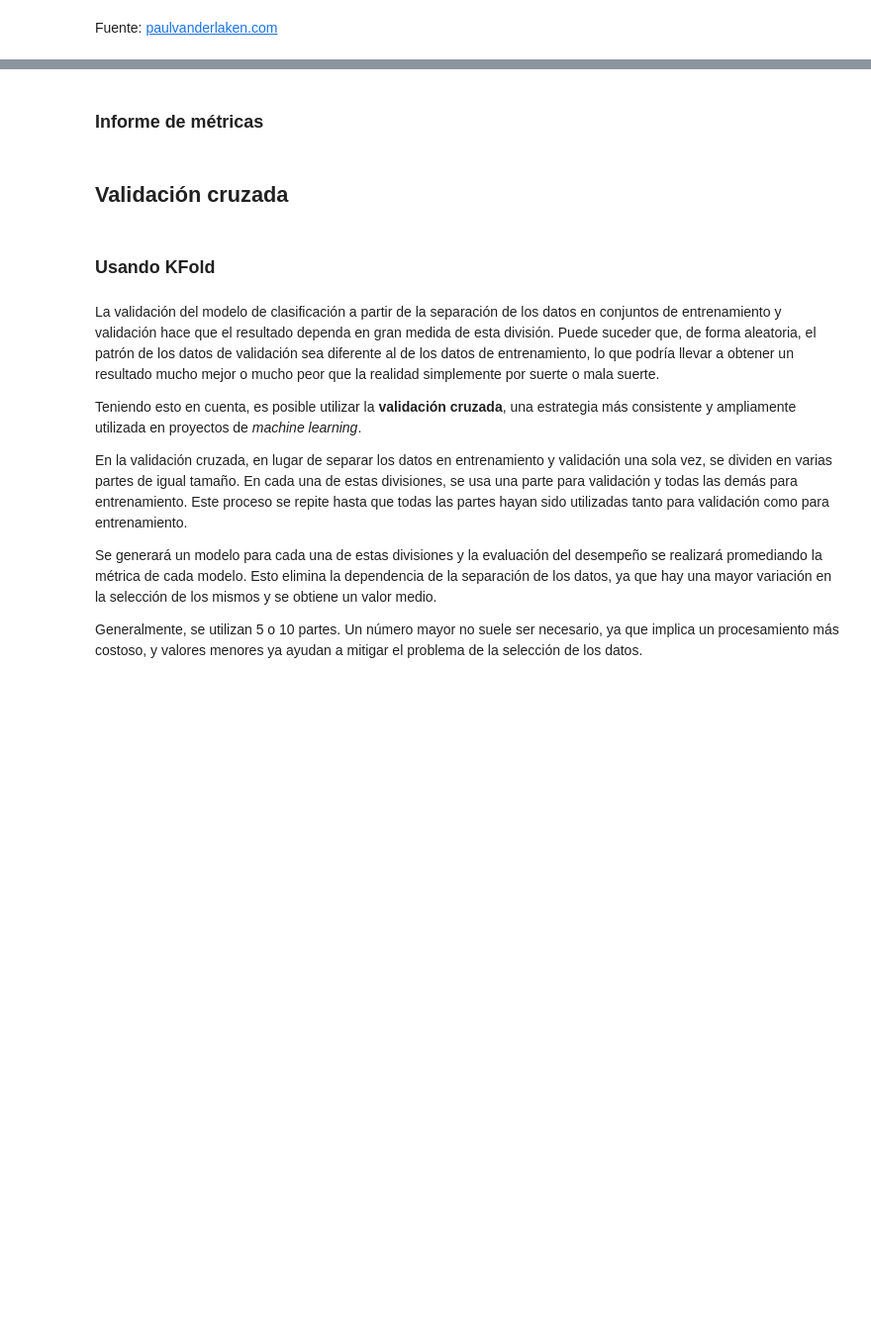
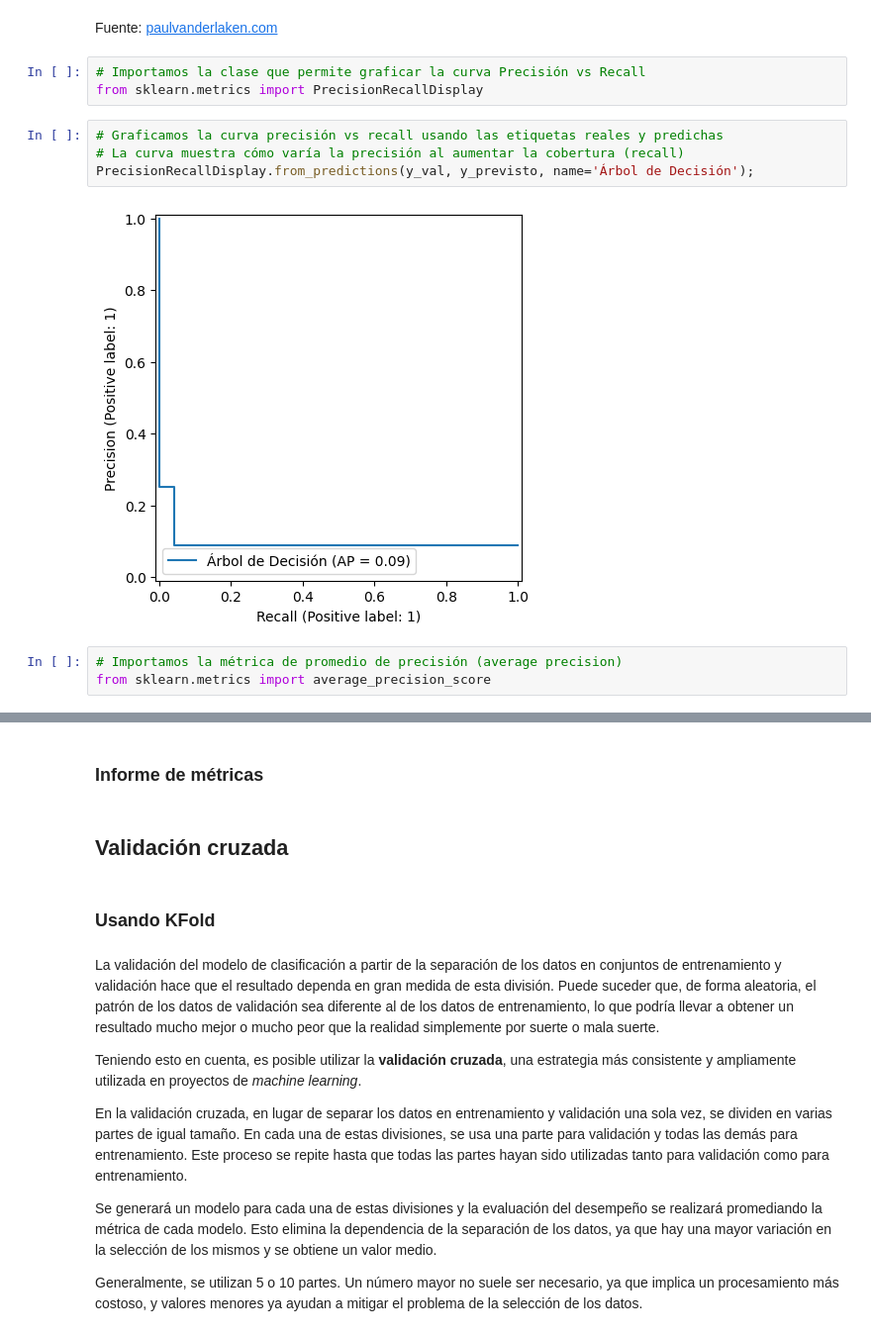
Before and after one commit to DanielRaiicHu/clasificacion_validacion_y_metricas, a Jupyter notebook: Clasificacion_validacion_y_metricas.ipynb, the cells around one changed output, grey strips where cells are left out. Shown: that part at 99% size. Drawn from its saved outputs; the diff is of its cells as text; blank space fills up the shorter version.

```diff
--- a/Clasificacion_validacion_y_metricas.ipynb
+++ b/Clasificacion_validacion_y_metricas.ipynb
@@ -587,3 +587,15 @@ Image(url='https://paulvanderlaken.com/wp-content/uploads/2019/08/roc.gif')
 [interactive output not drawn]
 # %% [markdown]
 Fuente: [paulvanderlaken.com](https://paulvanderlaken.com/2019/08/16/roc-auc-precision-and-recall-visually-explained/)
+# %%
+# Importamos la clase que permite graficar la curva Precisión vs Recall
+from sklearn.metrics import PrecisionRecallDisplay
+# %%
+# Graficamos la curva precisión vs recall usando las etiquetas reales y predichas
+# La curva muestra cómo varía la precisión al aumentar la cobertura (recall)
+PrecisionRecallDisplay.from_predictions(y_val, y_previsto, name='Árbol de Decisión');
+# %% [output]
+[figure, added]
+# %%
+# Importamos la métrica de promedio de precisión (average precision)
+from sklearn.metrics import average_precision_score
```
Also changed, not shown: parts of 3 cells of this notebook.
